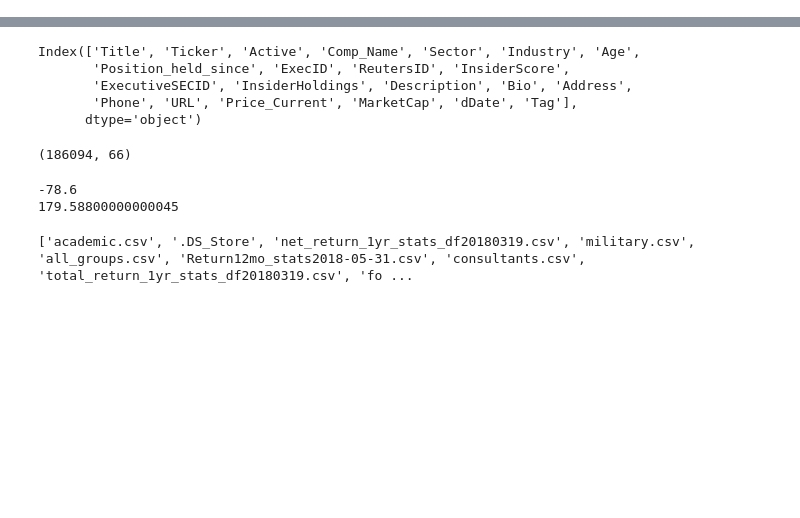
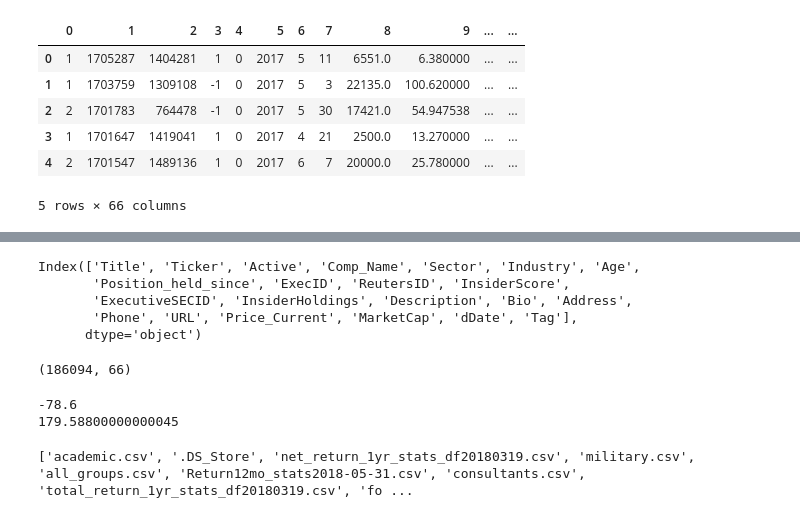
Before and after one commit to XueyingDing/Intern-Code-Share, a Jupyter notebook: Explore_Intern_Data.ipynb, the cells around one changed output, grey strips where cells are left out. Drawn from its saved outputs; the diff is of its cells as text; code cells hidden in the pictures; blank space fills up the shorter version.

```diff
--- a/Explore_Intern_Data.ipynb
+++ b/Explore_Intern_Data.ipynb
@@ -337,0 +394,10 @@ trans_df.shape
+# %%
+trans_df[~(trans_df[1].isna() | trans_df[2].isna() | trans_df[13].isna() | trans_df[64].isna())].head()
+# %% [output]
+|  | 0 | 1 | 2 | 3 | 4 | 5 | 6 | 7 | 8 | 9 | ... | ... |
+| 0 | 1 | 1705287 | 1404281 | 1 | 0 | 2017 | 5 | 11 | 6551.0 | 6.380000 | ... | ... |
+| 1 | 1 | 1703759 | 1309108 | -1 | 0 | 2017 | 5 | 3 | 22135.0 | 100.620000 | ... | ... |
+| 2 | 2 | 1701783 | 764478 | -1 | 0 | 2017 | 5 | 30 | 17421.0 | 54.947538 | ... | ... |
+| 3 | 1 | 1701647 | 1419041 | 1 | 0 | 2017 | 4 | 21 | 2500.0 | 13.270000 | ... | ... |
+| 4 | 2 | 1701547 | 1489136 | 1 | 0 | 2017 | 6 | 7 | 20000.0 | 25.780000 | ... | ... |
+5 rows × 66 columns
```
Also changed, not shown: parts of 8 cells of this notebook.
